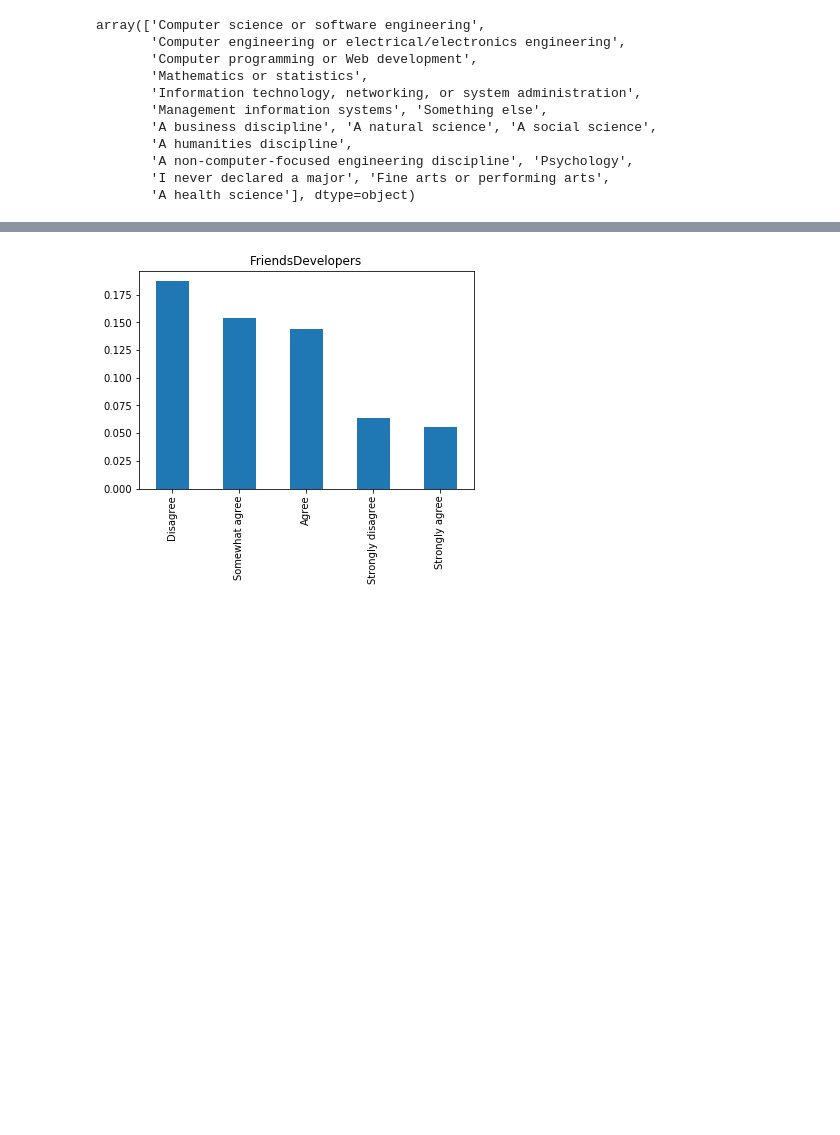
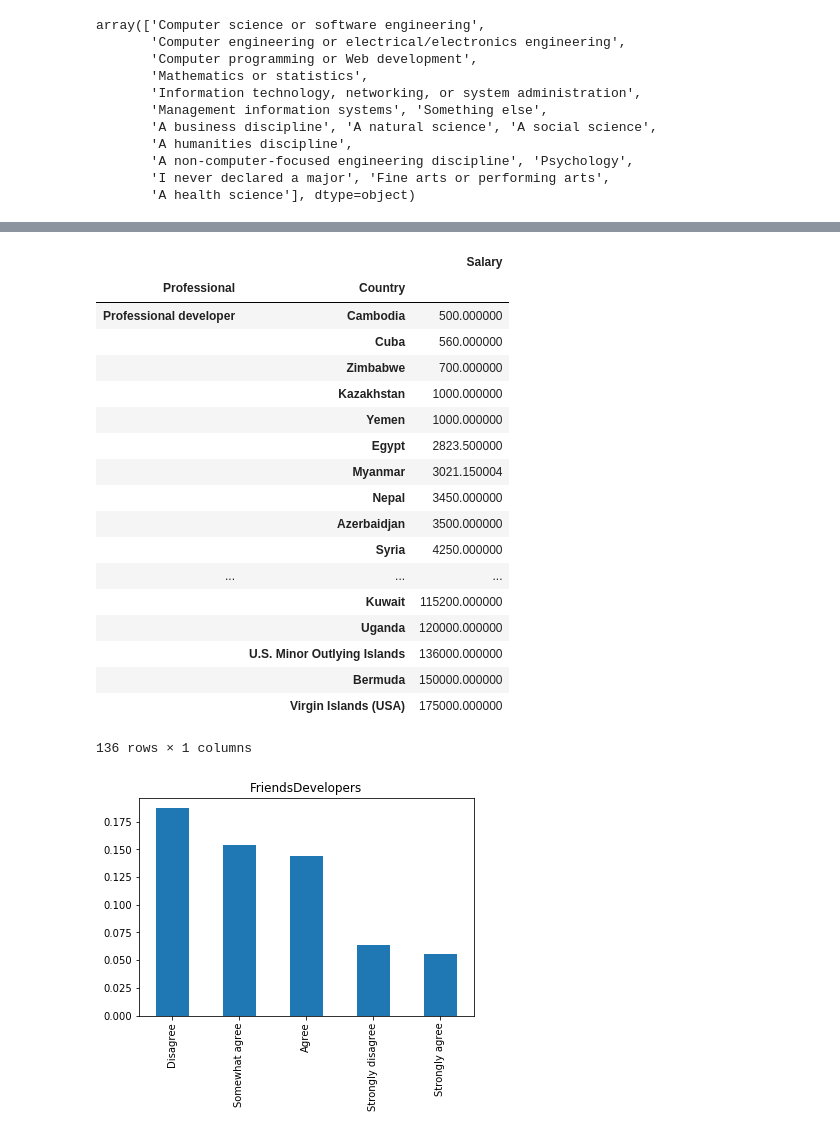
Before and after one commit to wbagais/Stack_Overflow_Developer_Survey_2017, a Jupyter notebook: Stack_Overflow_Developer_Survey_2017.ipynb, the cells around one changed output, grey strips where cells are left out. Drawn from its saved outputs; the diff is of its cells as text; code cells hidden in the pictures; blank space fills up the shorter version.

```diff
--- a/Stack_Overflow_Developer_Survey_2017.ipynb
+++ b/Stack_Overflow_Developer_Survey_2017.ipynb
@@ -483,0 +429,22 @@ Name: FriendsDevelopers, Length: 51392, dtype: object
+# %%
+pd.DataFrame(df.query("Salary >= 1").groupby(['Professional', 'Country']).median()['Salary'].sort_values())
+# %% [output]
+|  |  | Salary |
+| Professional | Country |  |
+| Professional developer | Cambodia | 500.000000 |
+|  | Cuba | 560.000000 |
+|  | Zimbabwe | 700.000000 |
+|  | Kazakhstan | 1000.000000 |
+|  | Yemen | 1000.000000 |
+|  | Egypt | 2823.500000 |
+|  | Myanmar | 3021.150004 |
+|  | Nepal | 3450.000000 |
+|  | Azerbaidjan | 3500.000000 |
+|  | Syria | 4250.000000 |
+| ... | ... | ... |
+|  | Kuwait | 115200.000000 |
+|  | Uganda | 120000.000000 |
+|  | U.S. Minor Outlying Islands | 136000.000000 |
+|  | Bermuda | 150000.000000 |
+|  | Virgin Islands (USA) | 175000.000000 |
+136 rows × 1 columns
```
Also changed, not shown: parts of 45 cells of this notebook.
